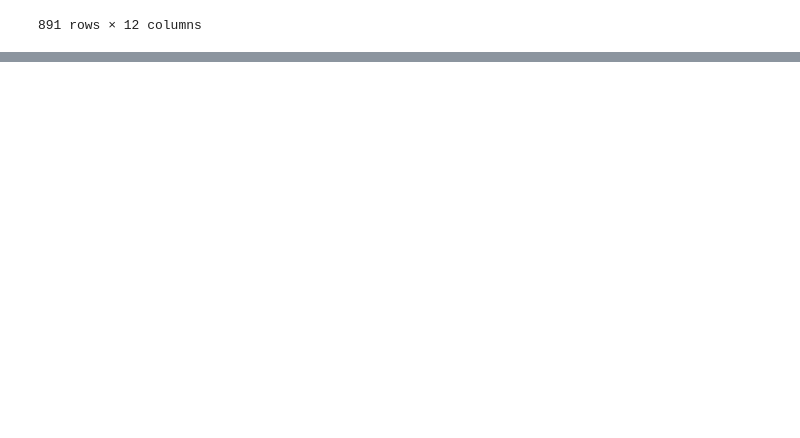
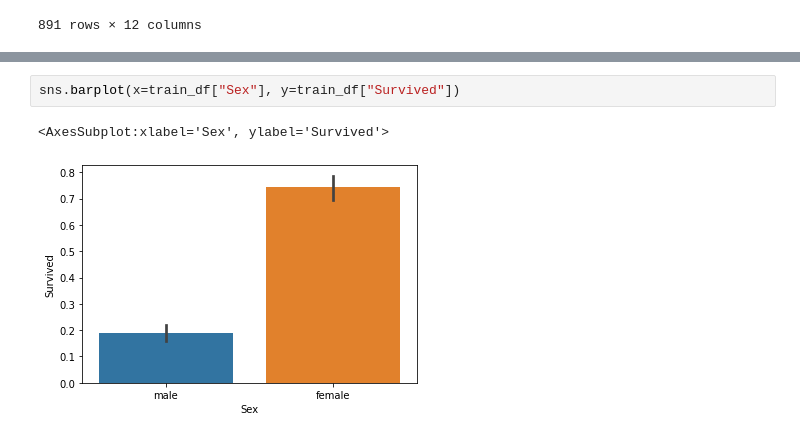
Before and after one commit to hykhhijk/Data_analysis_practice, a Jupyter notebook: kaggle/Titanic.ipynb, the cells around one changed output, grey strips where cells are left out. Drawn from its saved outputs; the diff is of its cells as text; blank space fills up the shorter version.

```diff
--- a/kaggle/Titanic.ipynb
+++ b/kaggle/Titanic.ipynb
@@ -31,0 +87,5 @@ train_df
+# %%
+sns.barplot(x=train_df["Sex"], y=train_df["Survived"])
+# %% [output]
+<AxesSubplot:xlabel='Sex', ylabel='Survived'>
+[figure, added]
```
Also changed, not shown: parts of 15 cells of this notebook.
